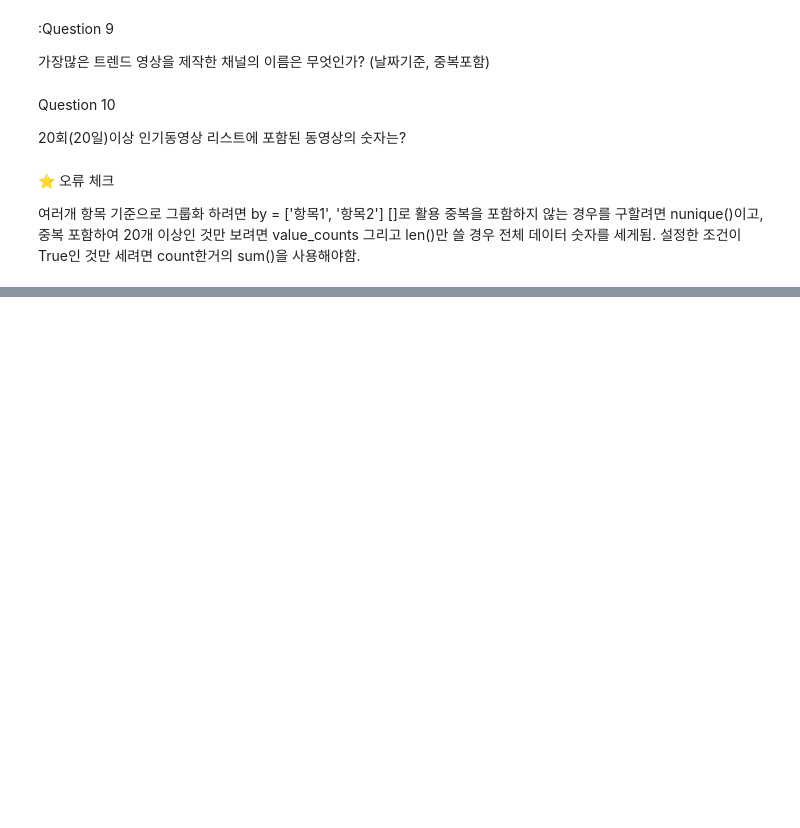
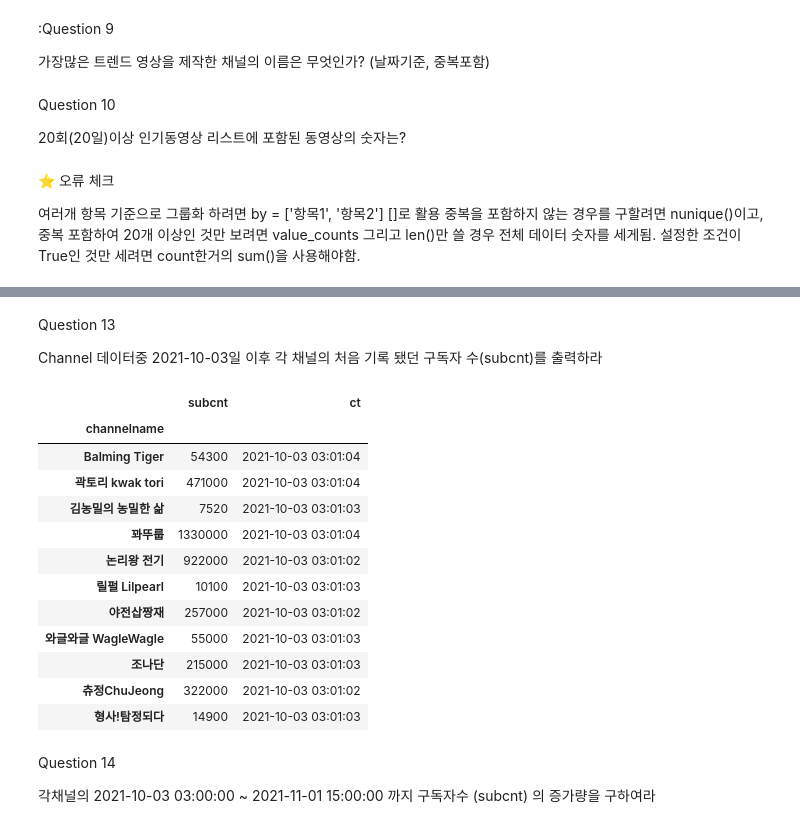
Before and after one commit to JEEEUN-LEE/Coding-Practice, a Jupyter notebook: D190_197_DataManim.ipynb, the cells around one changed output, grey strips where cells are left out. Cells and saved outputs as stored; diff of their text form; code cells hidden in the pictures; blank space fills up the shorter version.

```diff
--- a/D190_DM1-01.ipynb
+++ b/D190_197_DataManim.ipynb
@@ -218,0 +245,6 @@ print(answer)
+# %%
+channel['ct'] = pd.to_datetime(channel['ct'])
+video['ct'] = pd.to_datetime(video['ct'])
+
+answer = video['videoname'].value_counts()
+answer
@@ -218,0 +283,25 @@ print(answer)
+# %% [markdown]
+Question 13
+
+Channel 데이터중 2021-10-03일 이후 각 채널의 처음 기록 됐던 구독자 수(subcnt)를 출력하라
+# %%
+channel_filtered= channel.loc[channel['ct'] >= '2021-10-03']
+channel_filtered.groupby('channelname').first()[['subcnt', 'ct']]
+# %% [output]
+|  | subcnt | ct |
+| channelname |  |  |
+| Balming Tiger | 54300 | 2021-10-03 03:01:04 |
+| 곽토리 kwak tori | 471000 | 2021-10-03 03:01:04 |
+| 김농밀의 농밀한 삶 | 7520 | 2021-10-03 03:01:03 |
+| 꽈뚜룹 | 1330000 | 2021-10-03 03:01:04 |
+| 논리왕 전기 | 922000 | 2021-10-03 03:01:02 |
+| 릴펄 Lilpearl | 10100 | 2021-10-03 03:01:03 |
+| 야전삽짱재 | 257000 | 2021-10-03 03:01:02 |
+| 와글와글 WagleWagle | 55000 | 2021-10-03 03:01:03 |
+| 조나단 | 215000 | 2021-10-03 03:01:03 |
+| 츄정ChuJeong | 322000 | 2021-10-03 03:01:02 |
+| 형사!탐정되다 | 14900 | 2021-10-03 03:01:03 |
+# %% [markdown]
+Question 14
+
+각채널의 2021-10-03 03:00:00 ~ 2021-11-01 15:00:00 까지 구독자수 (subcnt) 의 증가량을 구하여라
```
Also changed, not shown: parts of 12 cells of this notebook.
